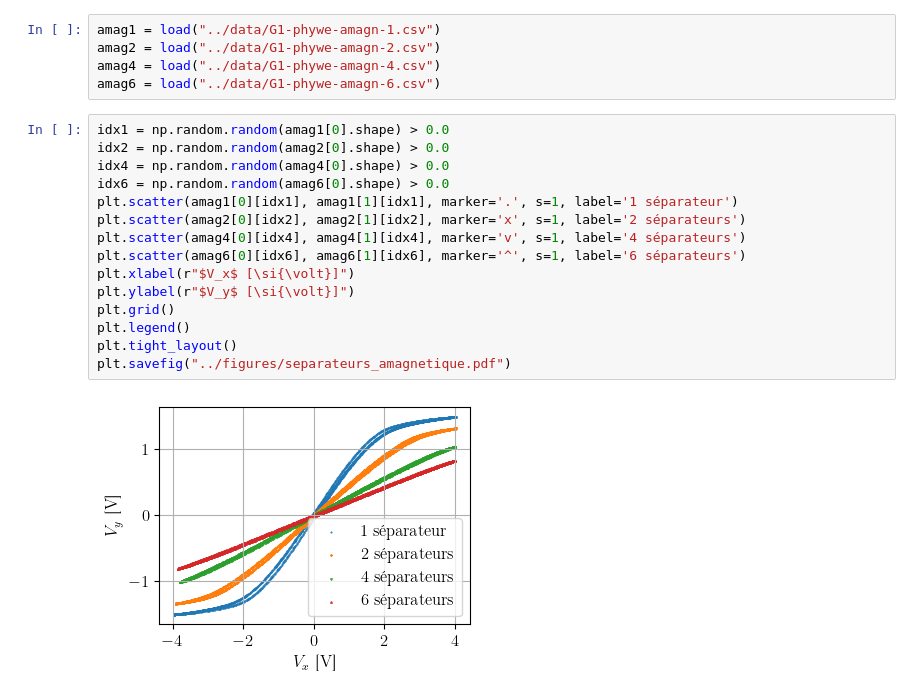
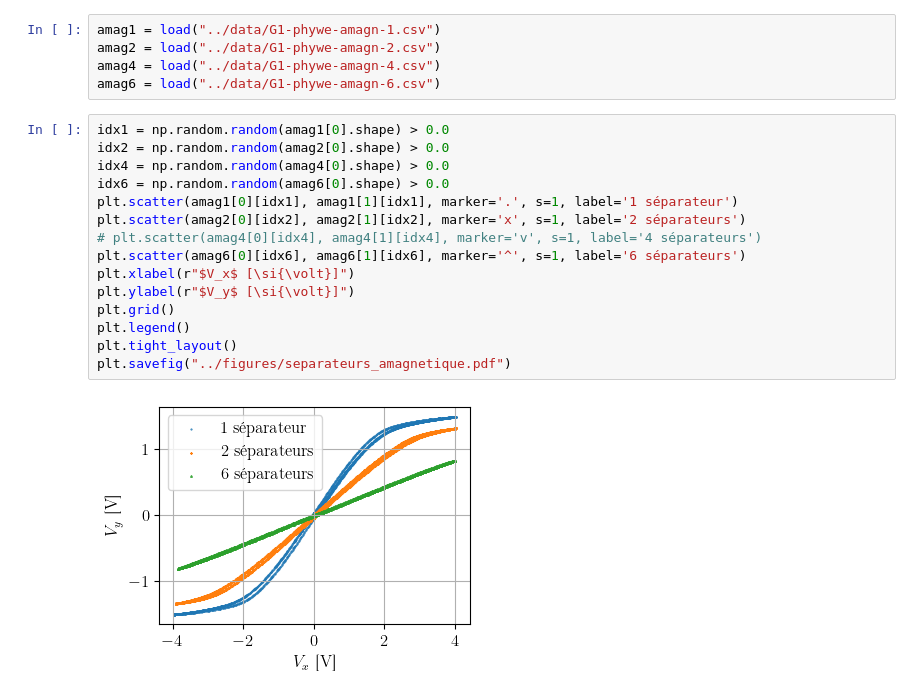
Before and after one commit to TomVdt/TPII-rapports, a Jupyter notebook: 04-G1-cycle-hysterese-magnetique/analyse/exp1.ipynb, the cells around one changed output. Cells and saved outputs as stored; diff of their text form.

```diff
--- a/04-G1-cycle-hysterese-magnetique/analyse/exp1.ipynb
+++ b/04-G1-cycle-hysterese-magnetique/analyse/exp1.ipynb
@@ -72,17 +72,17 @@ amag6 = load("../data/G1-phywe-amagn-6.csv")
 # %%
 idx1 = np.random.random(amag1[0].shape) > 0.0
 idx2 = np.random.random(amag2[0].shape) > 0.0
 idx4 = np.random.random(amag4[0].shape) > 0.0
 idx6 = np.random.random(amag6[0].shape) > 0.0
 plt.scatter(amag1[0][idx1], amag1[1][idx1], marker='.', s=1, label='1 séparateur')
 plt.scatter(amag2[0][idx2], amag2[1][idx2], marker='x', s=1, label='2 séparateurs')
-plt.scatter(amag4[0][idx4], amag4[1][idx4], marker='v', s=1, label='4 séparateurs')
+# plt.scatter(amag4[0][idx4], amag4[1][idx4], marker='v', s=1, label='4 séparateurs')
 plt.scatter(amag6[0][idx6], amag6[1][idx6], marker='^', s=1, label='6 séparateurs')
 plt.xlabel(r"$V_x$ [\si{\volt}]")
 plt.ylabel(r"$V_y$ [\si{\volt}]")
 plt.grid()
 plt.legend()
 plt.tight_layout()
 plt.savefig("../figures/separateurs_amagnetique.pdf")
 # %% [output]
-[figure, old version]
+[figure, new version]
```
Also changed, not shown: parts of 1 cell of this notebook, 9 other files.
